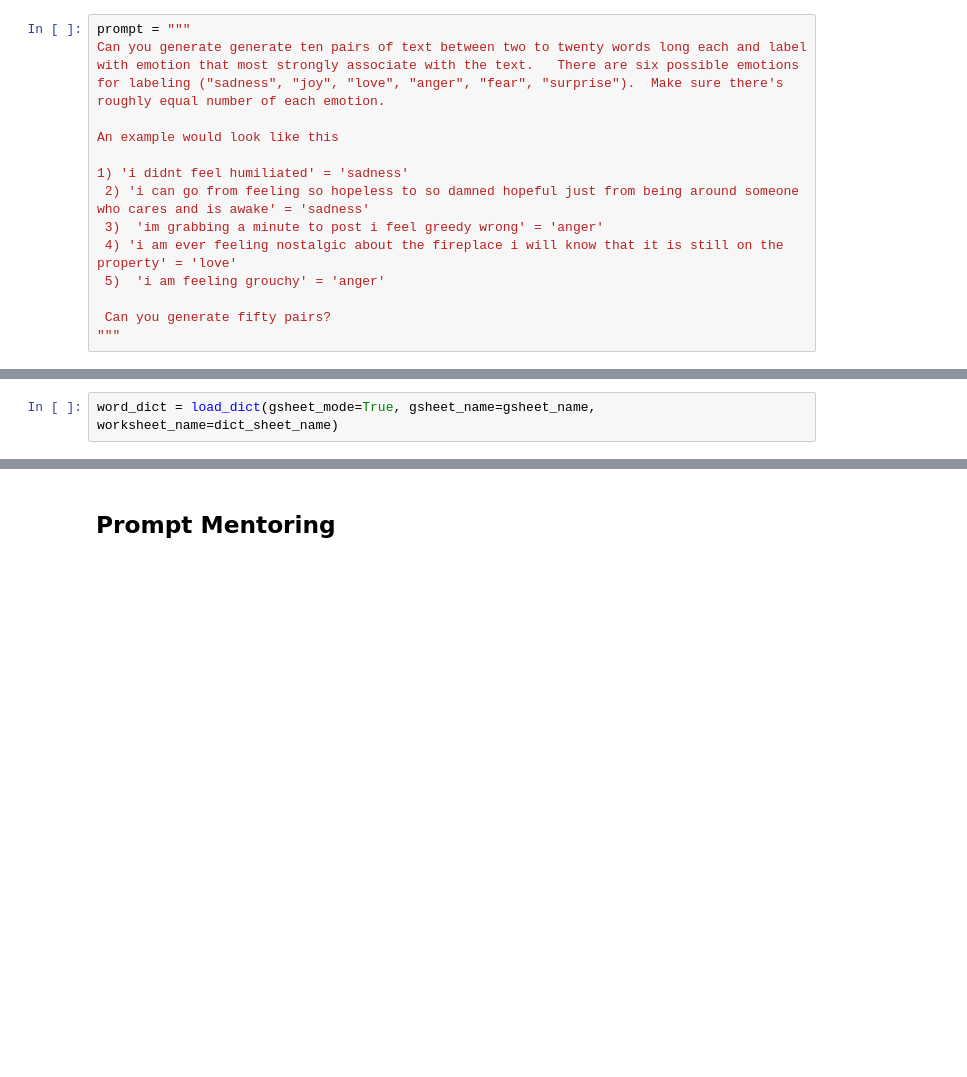
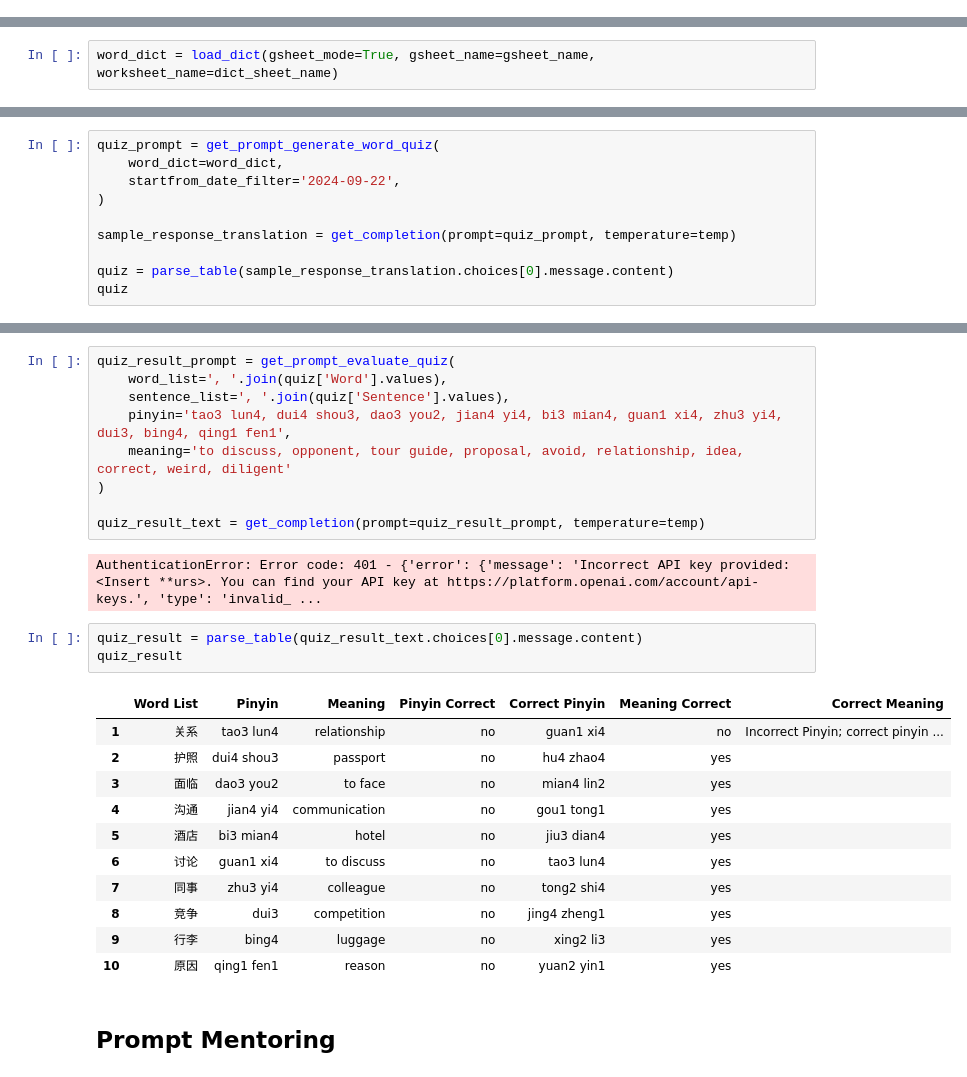
Before and after one commit to tuawong/GPT4LanguageLearning, a Jupyter notebook: GPT_ChineseWords.ipynb, the cells around one changed output, grey strips where cells are left out. Saved outputs shown, nothing was run; the diff lists cells and outputs as text; blank space fills up the shorter version.

```diff
--- a/GPT_ChineseWords.ipynb
+++ b/GPT_ChineseWords.ipynb
@@ -24,17 +24,3 @@ def get_completion(prompt, model="gpt-4o-mini", temperature=0):
         temperature=temperature,
     )
     return response
-# %%
-prompt = """
-Can you generate generate ten pairs of text between two to twenty words long each and label with emotion that most strongly associate with the text.   There are six possible emotions for labeling ("sadness", "joy", "love", "anger", "fear", "surprise").  Make sure there's roughly equal number of each emotion.
-
-An example would look like this
-
-1) 'i didnt feel humiliated' = 'sadness'
- 2) 'i can go from feeling so hopeless to so damned hopeful just from being around someone who cares and is awake' = 'sadness'
- 3)  'im grabbing a minute to post i feel greedy wrong' = 'anger'
- 4) 'i am ever feeling nostalgic about the fireplace i will know that it is still on the property' = 'love'
- 5)  'i am feeling grouchy' = 'anger'
-
- Can you generate fifty pairs?
-"""
@@ -416,0 +178,10 @@ df = df.loc[~df.Word.str.contains('--')]
+# %%
+quiz_prompt = get_prompt_generate_word_quiz(
+    word_dict=word_dict,
+    startfrom_date_filter='2024-09-22',
+)
+
+sample_response_translation = get_completion(prompt=quiz_prompt, temperature=temp)
+
+quiz = parse_table(sample_response_translation.choices[0].message.content)
+quiz
@@ -417,3 +200,29 @@ df = df.loc[~df.Word.str.contains('--')]
+# %%
+quiz_result_prompt = get_prompt_evaluate_quiz(
+    word_list=', '.join(quiz['Word'].values),
+    sentence_list=', '.join(quiz['Sentence'].values),
+    pinyin='tao3 lun4, dui4 shou3, dao3 you2, jian4 yi4, bi3 mian4, guan1 xi4, zhu3 yi4, dui3, bing4, qing1 fen1',
+    meaning='to discuss, opponent, tour guide, proposal, avoid, relationship, idea, correct, weird, diligent'
+)
+
+quiz_result_text = get_completion(prompt=quiz_result_prompt, temperature=temp)
+# %% [output]
+AuthenticationError: Error code: 401 - {'error': {'message': 'Incorrect API key provided: <Insert **urs>. You can find your API key at https://platform.openai.com/account/api-keys.', 'type': 'invalid_ ...
+# %%
+quiz_result = parse_table(quiz_result_text.choices[0].message.content)
+quiz_result
+# %% [output]
+|  | Word List | Pinyin | Meaning | Pinyin Correct | Correct Pinyin | Meaning Correct | Correct Meaning |
+| 1 | 关系 | tao3 lun4 | relationship | no | guan1 xi4 | no | Incorrect Pinyin; correct pinyin ... |
+| 2 | 护照 | dui4 shou3 | passport | no | hu4 zhao4 | yes |  |
+| 3 | 面临 | dao3 you2 | to face | no | mian4 lin2 | yes |  |
+| 4 | 沟通 | jian4 yi4 | communication | no | gou1 tong1 | yes |  |
+| 5 | 酒店 | bi3 mian4 | hotel | no | jiu3 dian4 | yes |  |
+| 6 | 讨论 | guan1 xi4 | to discuss | no | tao3 lun4 | yes |  |
+| 7 | 同事 | zhu3 yi4 | colleague | no | tong2 shi4 | yes |  |
+| 8 | 竞争 | dui3 | competition | no | jing4 zheng1 | yes |  |
+| 9 | 行李 | bing4 | luggage | no | xing2 li3 | yes |  |
+| 10 | 原因 | qing1 fen1 | reason | no | yuan2 yin1 | yes |  |
 # %% [markdown]
 ## Prompt Mentoring
 # %%
```
Also changed, not shown: parts of 21 cells of this notebook, 6 other files.
